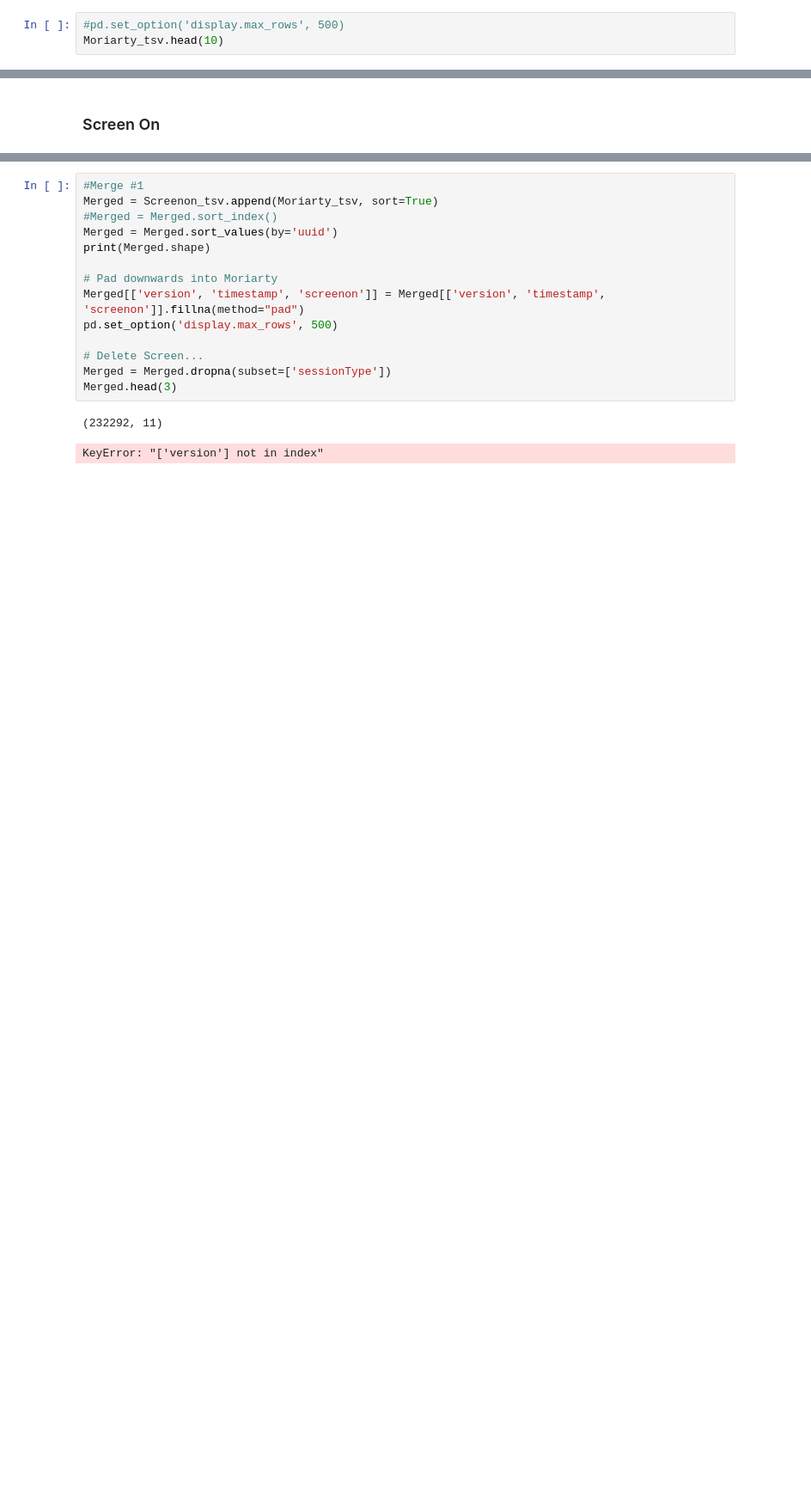
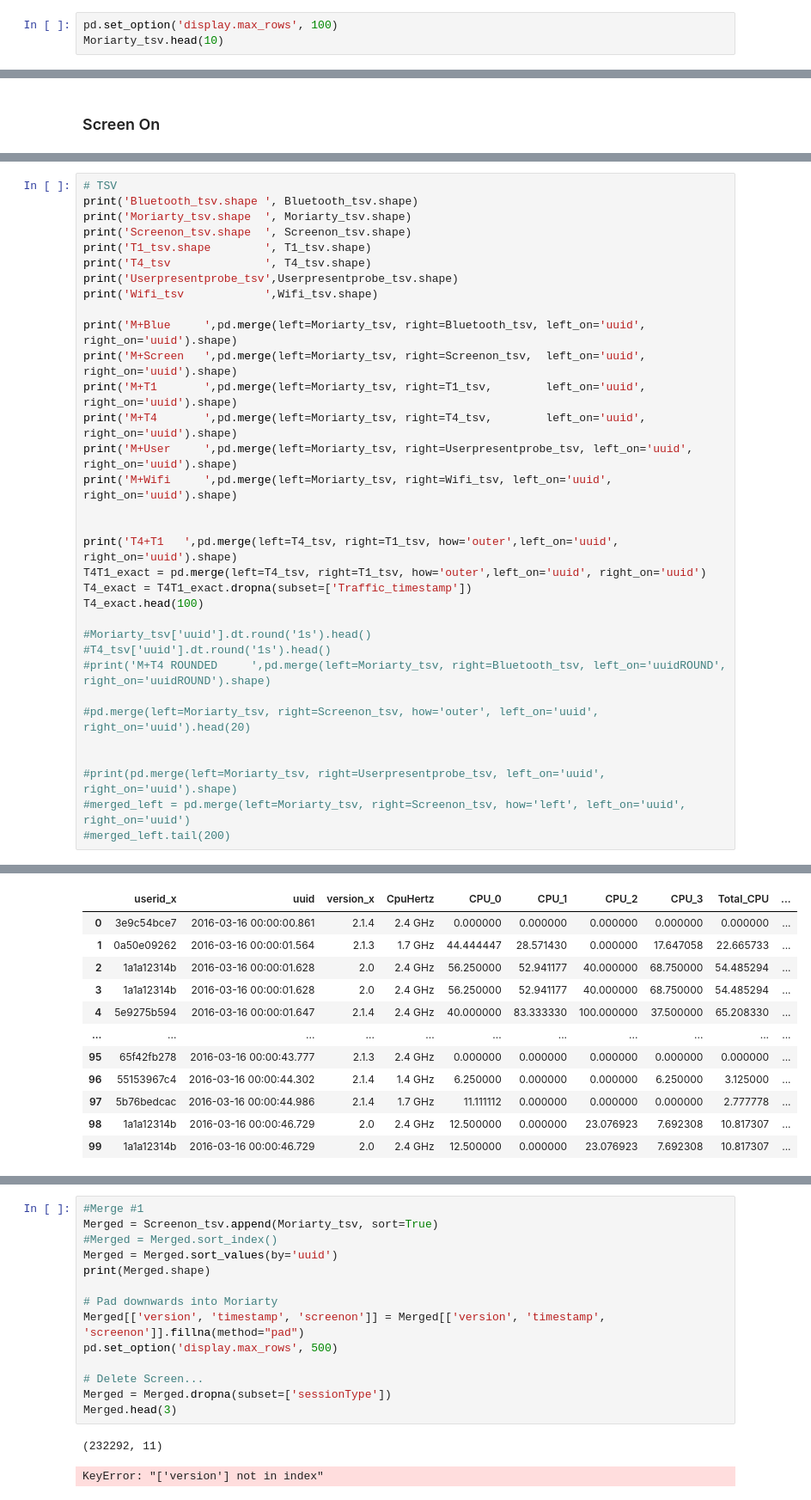
Before and after one commit to kentlingcampbell/project_SherLock, a Jupyter notebook: SherLock.ipynb, the cells around one changed output, grey strips where cells are left out. Shown at 86% size. Saved outputs shown, nothing was run; the diff lists cells and outputs as text; blank space fills up the shorter version.

```diff
--- a/SherLock.ipynb
+++ b/SherLock.ipynb
@@ -262,7 +283,7 @@ Moriarty_tsv[Moriarty_tsv['sessionID'].astype(str) == 'v3.0']  # FAILS
 Name: sessionID, dtype: int64
 |  | userid | uuid | details | action | actionType | sessionType | Version | sessionID | behavior |
 # %%
-#pd.set_option('display.max_rows', 500)
+pd.set_option('display.max_rows', 100)
 Moriarty_tsv.head(10)
 # %% [output]
 |  | userid | uuid | details | action | actionType | sessionType | Version | sessionID | behavior |
@@ -575,0 +537,34 @@ Name: uuid, dtype: int64
+# %%
+# TSV
+print('Bluetooth_tsv.shape ', Bluetooth_tsv.shape)
+print('Moriarty_tsv.shape  ', Moriarty_tsv.shape)
+print('Screenon_tsv.shape  ', Screenon_tsv.shape)
+print('T1_tsv.shape        ', T1_tsv.shape)
+print('T4_tsv              ', T4_tsv.shape)
+print('Userpresentprobe_tsv',Userpresentprobe_tsv.shape)
+print('Wifi_tsv            ',Wifi_tsv.shape)
+
+print('M+Blue     ',pd.merge(left=Moriarty_tsv, right=Bluetooth_tsv, left_on='uuid', right_on='uuid').shape)
+print('M+Screen   ',pd.merge(left=Moriarty_tsv, right=Screenon_tsv,  left_on='uuid', right_on='uuid').shape)
+print('M+T1       ',pd.merge(left=Moriarty_tsv, right=T1_tsv,        left_on='uuid', right_on='uuid').shape)
+print('M+T4       ',pd.merge(left=Moriarty_tsv, right=T4_tsv,        left_on='uuid', right_on='uuid').shape)
+print('M+User     ',pd.merge(left=Moriarty_tsv, right=Userpresentprobe_tsv, left_on='uuid', right_on='uuid').shape)
+print('M+Wifi     ',pd.merge(left=Moriarty_tsv, right=Wifi_tsv, left_on='uuid', right_on='uuid').shape)
+
+
+print('T4+T1   ',pd.merge(left=T4_tsv, right=T1_tsv, how='outer',left_on='uuid', right_on='uuid').shape)
+T4T1_exact = pd.merge(left=T4_tsv, right=T1_tsv, how='outer',left_on='uuid', right_on='uuid')
+T4_exact = T4T1_exact.dropna(subset=['Traffic_timestamp'])
+T4_exact.head(100)
+
+#Moriarty_tsv['uuid'].dt.round('1s').head()
+#T4_tsv['uuid'].dt.round('1s').head()
+#print('M+T4 ROUNDED     ',pd.merge(left=Moriarty_tsv, right=Bluetooth_tsv, left_on='uuidROUND', right_on='uuidROUND').shape)
+
+#pd.merge(left=Moriarty_tsv, right=Screenon_tsv, how='outer', left_on='uuid', right_on='uuid').head(20)
+
+
+#print(pd.merge(left=Moriarty_tsv, right=Userpresentprobe_tsv, left_on='uuid', right_on='uuid').shape)
+#merged_left = pd.merge(left=Moriarty_tsv, right=Screenon_tsv, how='left', left_on='uuid', right_on='uuid')
+#merged_left.tail(200)
+# %% [output]
@@ -575,0 +585,12 @@ Name: uuid, dtype: int64
+|  | userid_x | uuid | version_x | CpuHertz | CPU_0 | CPU_1 | CPU_2 | CPU_3 | Total_CPU | ... |
+| 0 | 3e9c54bce7 | 2016-03-16 00:00:00.861 | 2.1.4 | 2.4 GHz | 0.000000 | 0.000000 | 0.000000 | 0.000000 | 0.000000 | ... |
+| 1 | 0a50e09262 | 2016-03-16 00:00:01.564 | 2.1.3 | 1.7 GHz | 44.444447 | 28.571430 | 0.000000 | 17.647058 | 22.665733 | ... |
+| 2 | 1a1a12314b | 2016-03-16 00:00:01.628 | 2.0 | 2.4 GHz | 56.250000 | 52.941177 | 40.000000 | 68.750000 | 54.485294 | ... |
+| 3 | 1a1a12314b | 2016-03-16 00:00:01.628 | 2.0 | 2.4 GHz | 56.250000 | 52.941177 | 40.000000 | 68.750000 | 54.485294 | ... |
+| 4 | 5e9275b594 | 2016-03-16 00:00:01.647 | 2.1.4 | 2.4 GHz | 40.000000 | 83.333330 | 100.000000 | 37.500000 | 65.208330 | ... |
+| ... | ... | ... | ... | ... | ... | ... | ... | ... | ... | ... |
+| 95 | 65f42fb278 | 2016-03-16 00:00:43.777 | 2.1.3 | 2.4 GHz | 0.000000 | 0.000000 | 0.000000 | 0.000000 | 0.000000 | ... |
+| 96 | 55153967c4 | 2016-03-16 00:00:44.302 | 2.1.4 | 1.4 GHz | 6.250000 | 0.000000 | 0.000000 | 6.250000 | 3.125000 | ... |
+| 97 | 5b76bedcac | 2016-03-16 00:00:44.986 | 2.1.4 | 1.7 GHz | 11.111112 | 0.000000 | 0.000000 | 0.000000 | 2.777778 | ... |
+| 98 | 1a1a12314b | 2016-03-16 00:00:46.729 | 2.0 | 2.4 GHz | 12.500000 | 0.000000 | 23.076923 | 7.692308 | 10.817307 | ... |
+| 99 | 1a1a12314b | 2016-03-16 00:00:46.729 | 2.0 | 2.4 GHz | 12.500000 | 0.000000 | 23.076923 | 7.692308 | 10.817307 | ... |
```
Also changed, not shown: parts of 23 cells of this notebook.
